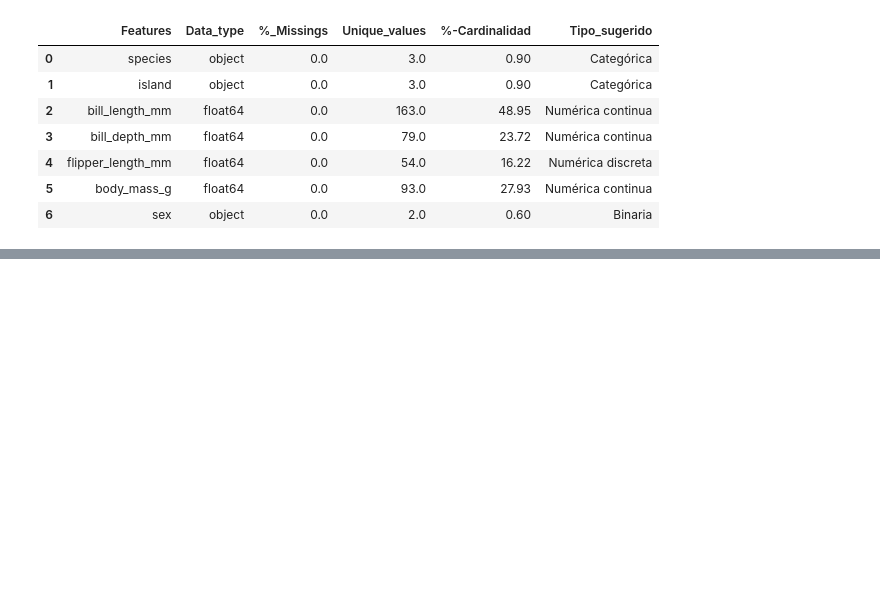
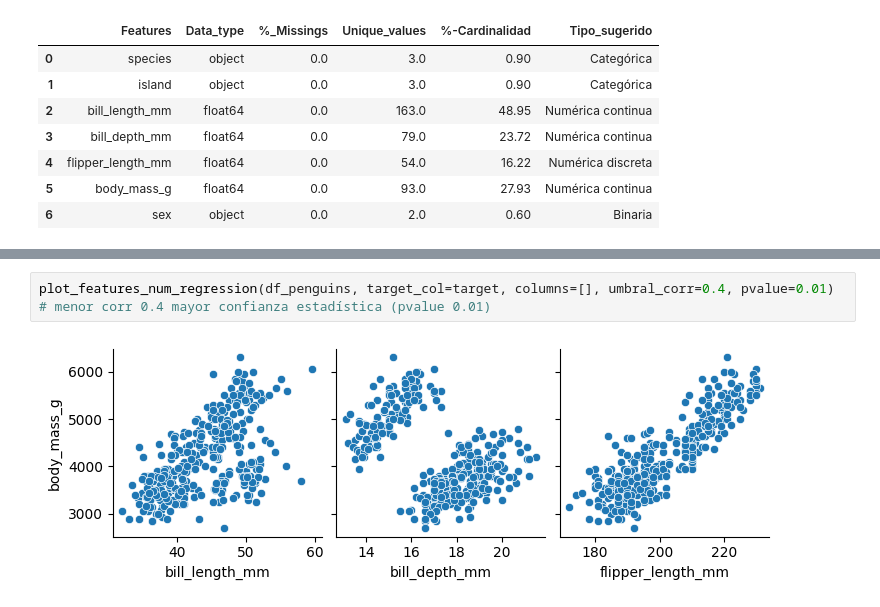
Before and after one commit to vrieraj/ToolBox_Team5, a Jupyter notebook: Ejemplo_Uso.ipynb, the cells around one changed output, grey strips where cells are left out. Drawn from its saved outputs; the diff is of its cells as text; blank space fills up the shorter version.

```diff
--- a/Ejemplo_Uso.ipynb
+++ b/Ejemplo_Uso.ipynb
@@ -77,0 +155,4 @@ Error: la columna 'body_mass_g' no existe en el DataFrame.
+# %%
+plot_features_num_regression(df_penguins, target_col=target, columns=[], umbral_corr=0.4, pvalue=0.01) # menor corr 0.4 mayor confianza estadística (pvalue 0.01)
+# %% [output]
+[figure, added]
```
Also changed, not shown: parts of 38 cells of this notebook, 1 other file.
